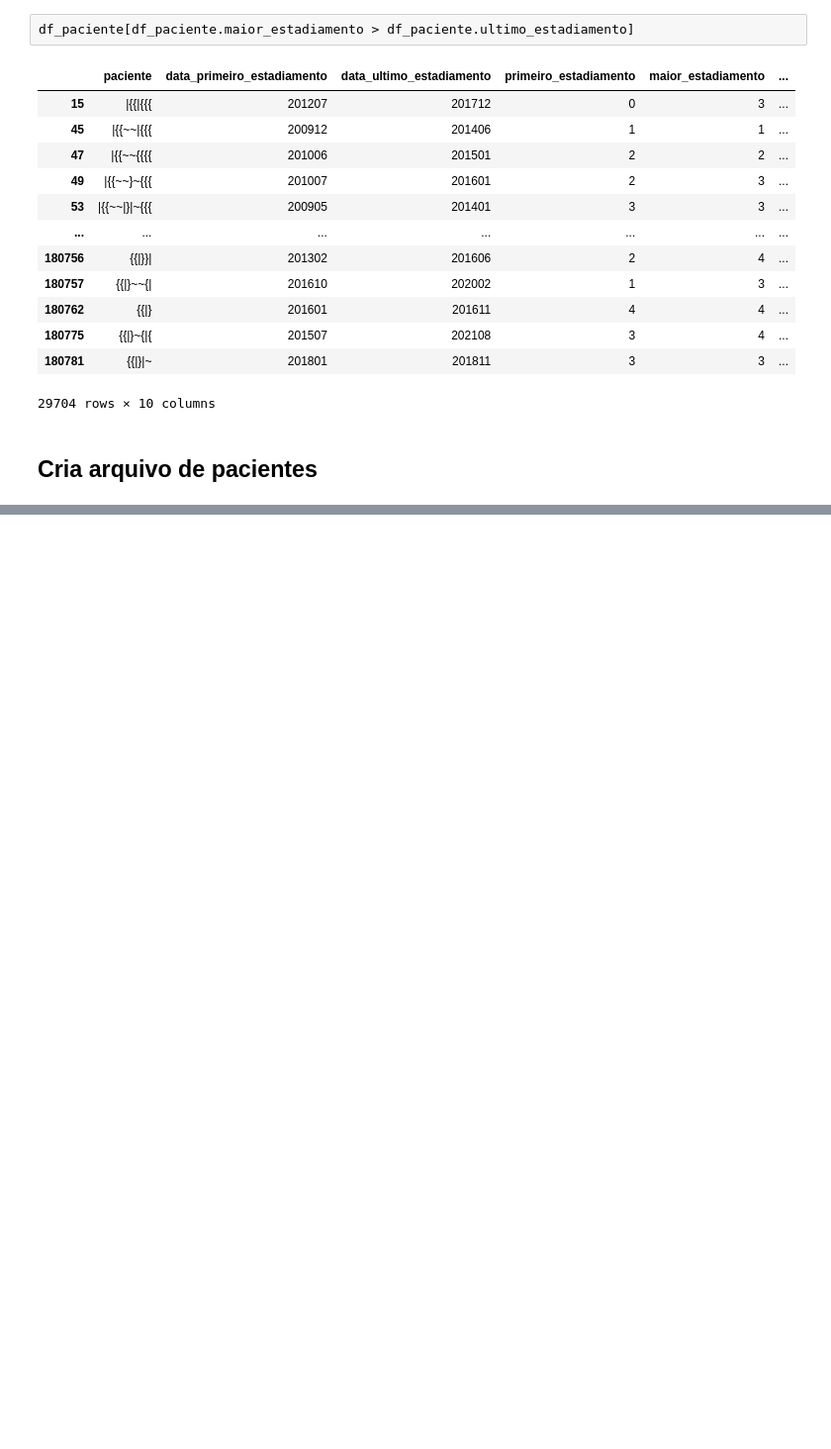
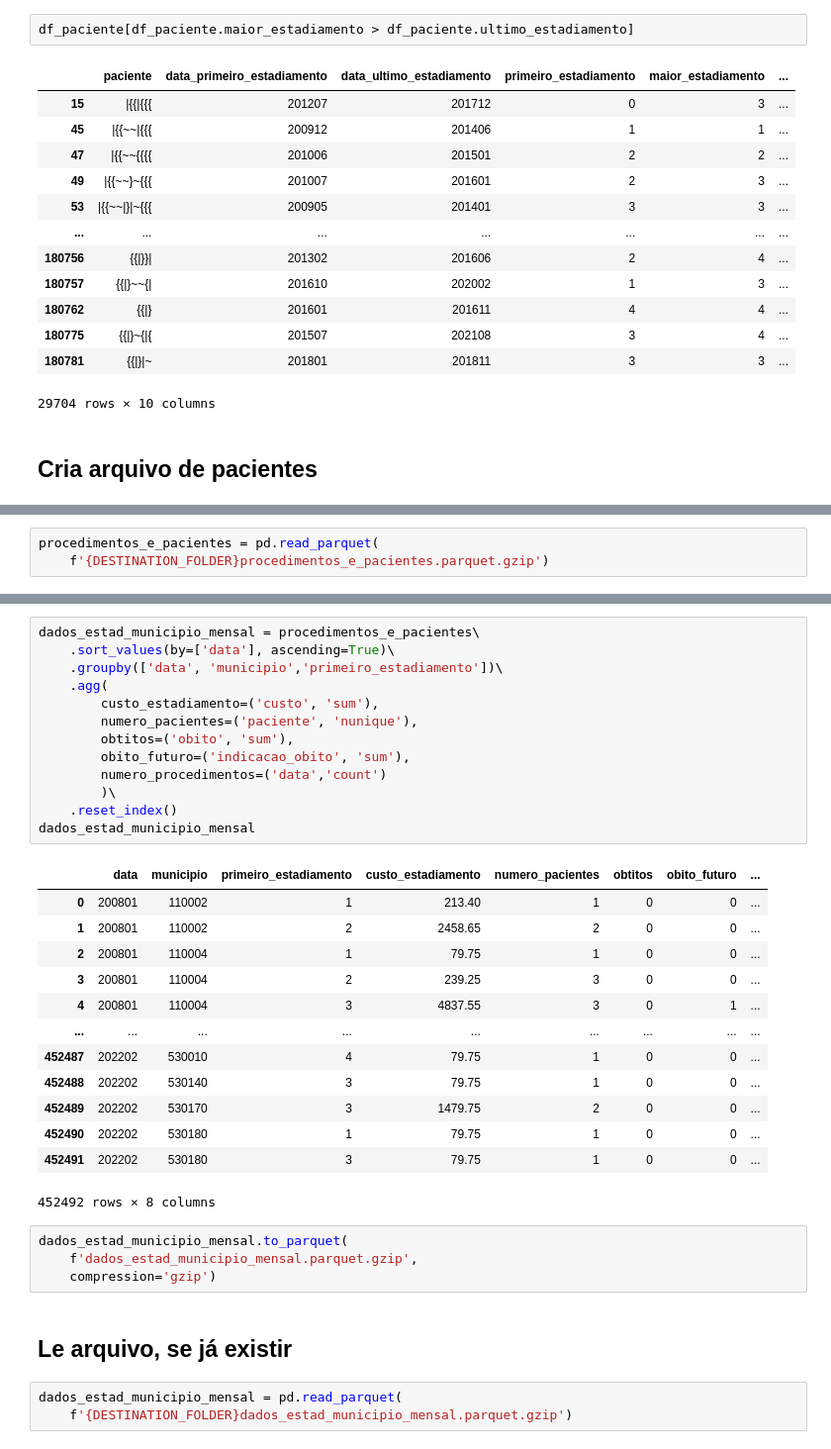
Before and after one commit to heber-augusto/sus-kpis-analysis, a Jupyter notebook: sia/indicadores_monitor_rosa_sia_pa.ipynb, the cells around one changed output, grey strips where cells are left out. Shown at 99% size. Cells and saved outputs as stored; diff of their text form; blank space fills up the shorter version.

```diff
--- a/sia/indicadores_monitor_rosa_sia_pa.ipynb
+++ b/sia/indicadores_monitor_rosa_sia_pa.ipynb
@@ -559,0 +839,3 @@ df_paciente.to_parquet(
+# %%
+procedimentos_e_pacientes = pd.read_parquet(
+    f'{DESTINATION_FOLDER}procedimentos_e_pacientes.parquet.gzip')
@@ -559,0 +855,36 @@ df_paciente.to_parquet(
+# %%
+dados_estad_municipio_mensal = procedimentos_e_pacientes\
+    .sort_values(by=['data'], ascending=True)\
+    .groupby(['data', 'municipio','primeiro_estadiamento'])\
+    .agg(
+        custo_estadiamento=('custo', 'sum'),
+        numero_pacientes=('paciente', 'nunique'),
+        obtitos=('obito', 'sum'),
+        obito_futuro=('indicacao_obito', 'sum'),
+        numero_procedimentos=('data','count')
+        )\
+    .reset_index()
+dados_estad_municipio_mensal
+# %% [output]
+|  | data | municipio | primeiro_estadiamento | custo_estadiamento | numero_pacientes | obtitos | obito_futuro | ... |
+| 0 | 200801 | 110002 | 1 | 213.40 | 1 | 0 | 0 | ... |
+| 1 | 200801 | 110002 | 2 | 2458.65 | 2 | 0 | 0 | ... |
+| 2 | 200801 | 110004 | 1 | 79.75 | 1 | 0 | 0 | ... |
+| 3 | 200801 | 110004 | 2 | 239.25 | 3 | 0 | 0 | ... |
+| 4 | 200801 | 110004 | 3 | 4837.55 | 3 | 0 | 1 | ... |
+| ... | ... | ... | ... | ... | ... | ... | ... | ... |
+| 452487 | 202202 | 530010 | 4 | 79.75 | 1 | 0 | 0 | ... |
+| 452488 | 202202 | 530140 | 3 | 79.75 | 1 | 0 | 0 | ... |
+| 452489 | 202202 | 530170 | 3 | 1479.75 | 2 | 0 | 0 | ... |
+| 452490 | 202202 | 530180 | 1 | 79.75 | 1 | 0 | 0 | ... |
+| 452491 | 202202 | 530180 | 3 | 79.75 | 1 | 0 | 0 | ... |
+452492 rows × 8 columns
+# %%
+dados_estad_municipio_mensal.to_parquet(
+    f'dados_estad_municipio_mensal.parquet.gzip',
+    compression='gzip')
+# %% [markdown]
+## Le arquivo, se já existir
+# %%
+dados_estad_municipio_mensal = pd.read_parquet(
+    f'{DESTINATION_FOLDER}dados_estad_municipio_mensal.parquet.gzip')
```
Also changed, not shown: parts of 44 cells of this notebook.
